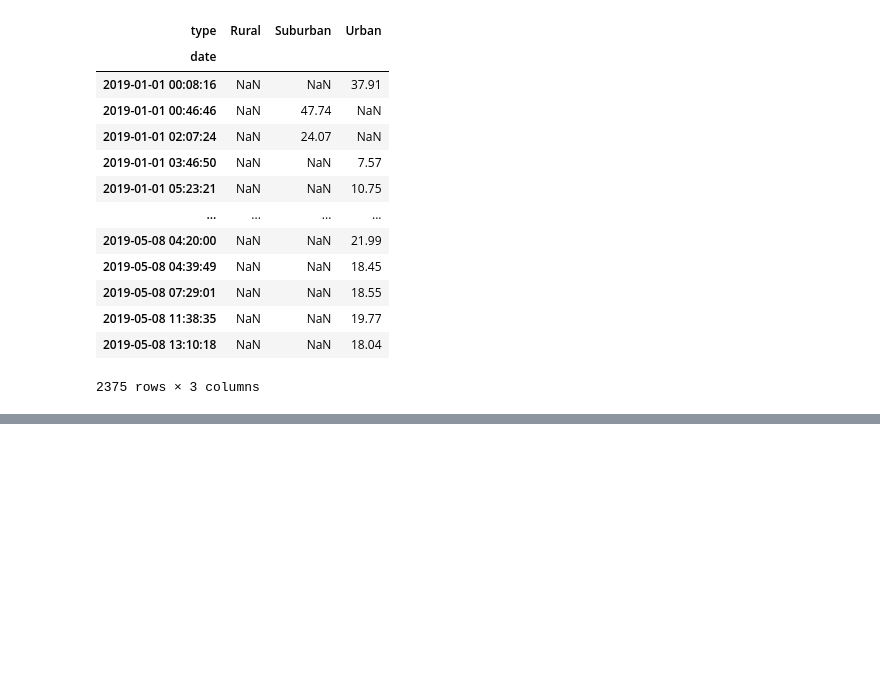
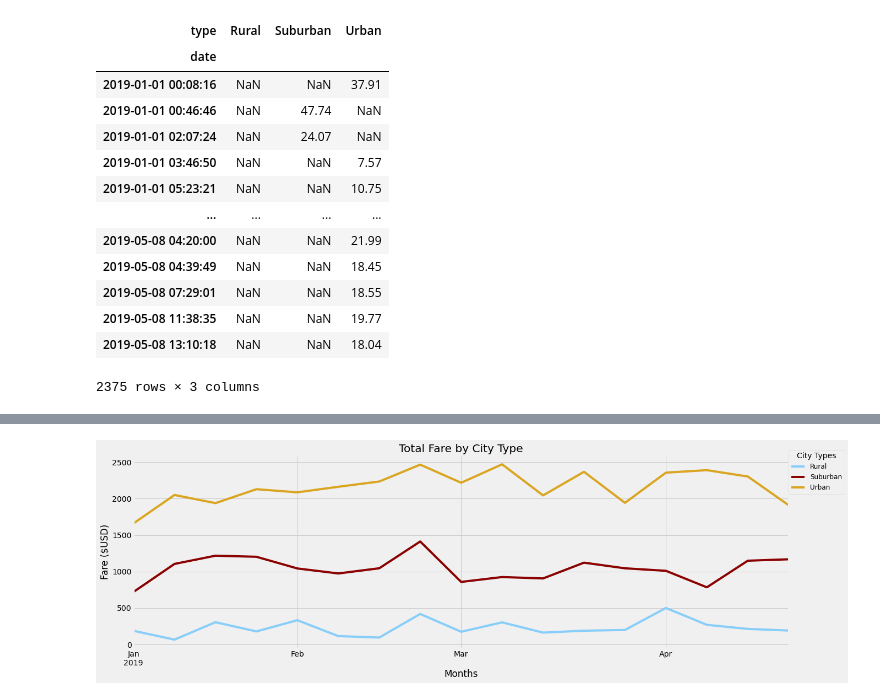
Before and after one commit to SPLT19/PyBer_Analysis, a Jupyter notebook: PyBer_Challenge.ipynb, the cells around one changed output, grey strips where cells are left out. Drawn from its saved outputs; the diff is of its cells as text; code cells hidden in the pictures; blank space fills up the shorter version.

```diff
--- a/PyBer_Challenge.ipynb
+++ b/PyBer_Challenge.ipynb
@@ -307,8 +290,23 @@ fares_per_week
 # %%
 # 8. Using the object-oriented interface method, plot the resample DataFrame using the df.plot() function.
 
 # Import the style from Matplotlib.
 from matplotlib import style
+
 # Use the graph style fivethirtyeight.
 style.use('fivethirtyeight')
-plt.plot()
+
+#object oriented interface with df.plot() method
+fig, ax = plt.subplots(figsize=(19,6))
+fares_per_week.plot(kind="line", ax=ax, color=["lightskyblue", "darkred", "goldenrod"])
+ax.set_title("Total Fare by City Type")
+ax.set_ylabel("Fare ($USD)")
+ax.set_xlabel("Months")
+ax.set_xlim([pd.to_datetime('2019-01-01 00:08:16'), pd.to_datetime('2019-04-28 23:10:18')])
+lgnd = plt.legend(fontsize="12", mode="Expanded", title="City Types", loc=(1,0.8))
+
+plt.savefig("analysis/total_fares_by_city_type.png", dpi=300, bbox_inches = "tight")
+
+plt.show()
+# %% [output]
+[figure, added]
```
Also changed, not shown: parts of 6 cells of this notebook, 4 other files.
